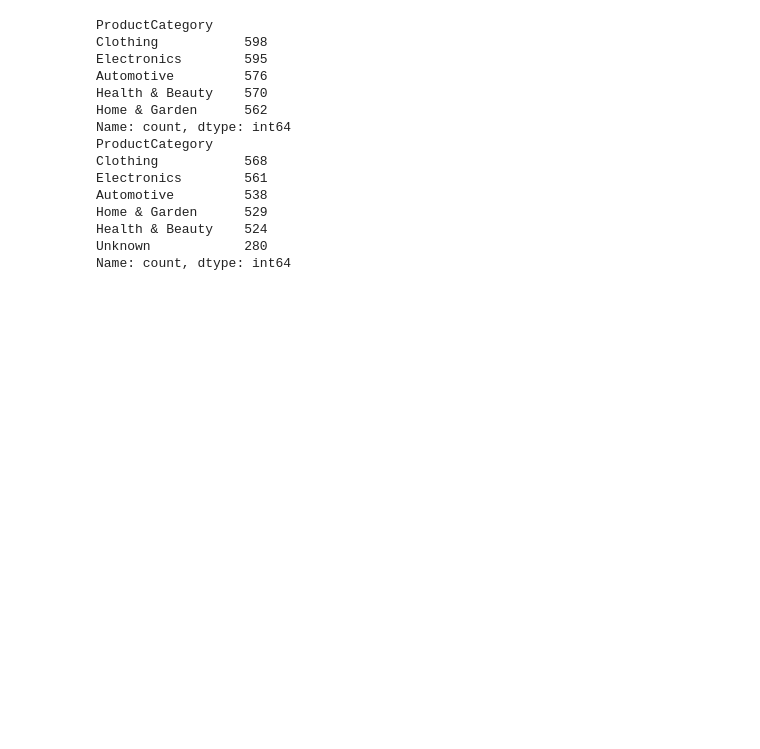
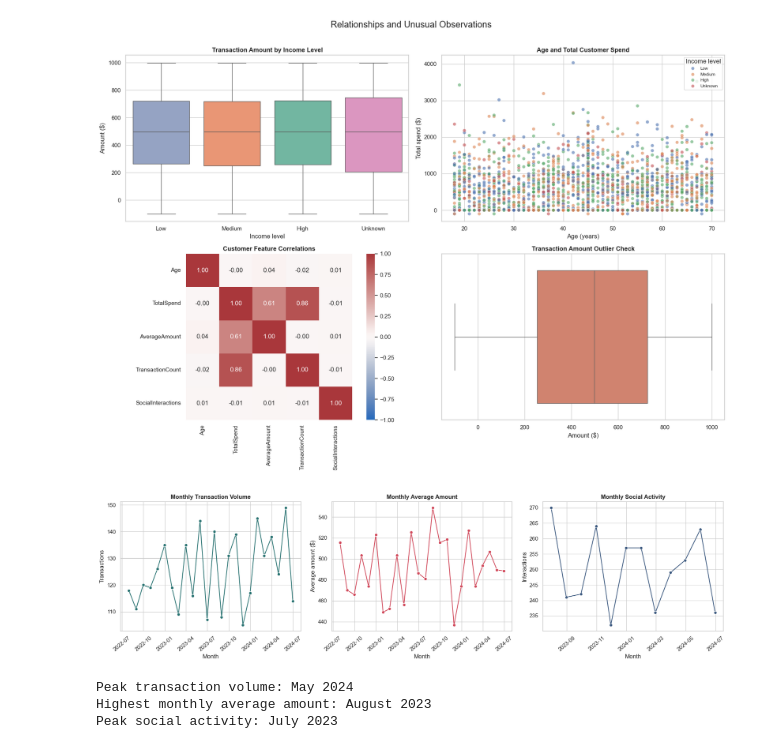
Before and after one commit to nix-cy/Milestone2, a Jupyter notebook: Task2_Preprocessing_FinMark.ipynb, the cells around one changed output. Cells and saved outputs as stored; diff of their text form; code cells hidden in the pictures; blank space fills up the shorter version.

```diff
--- a/Task2_Preprocessing_FinMark.ipynb
+++ b/Task2_Preprocessing_FinMark.ipynb
@@ -126,26 +297,53 @@ plt.show()
 # %%
-# Raw counts (before cleaning)
-#for testing counts
+fig, axes = plt.subplots(2, 2, figsize=(17, 12))
 
-raw_transactions = pd.read_csv("customer_transactions_contaminated.csv")
-print(raw_transactions['ProductCategory'].value_counts())
+income_order = ["Low", "Medium", "High", "Unknown"]
+sns.boxplot(data=transaction_demographics, x="IncomeLevel", y="Amount", order=income_order, hue="IncomeLevel", palette="Set2", legend=False, ax=axes[0, 0])
+axes[0, 0].set(title="Transaction Amount by Income Level", xlabel="Income level", ylabel="Amount ($)")
 
-# Cleaned counts (after cleaning)
-clean_transactions = pd.read_csv("Cleaned_Customer_Transactions.csv")
-print(clean_transactions['ProductCategory'].value_counts())
+sns.scatterplot(data=customer_features, x="Age", y="TotalSpend", hue="IncomeLevel", hue_order=income_order, alpha=0.6, s=40, ax=axes[0, 1])
+axes[0, 1].set(title="Age and Total Customer Spend", xlabel="Age (years)", ylabel="Total spend ($)")
+axes[0, 1].legend(title="Income level", fontsize=8)
+
+sns.heatmap(correlation_matrix, annot=True, fmt=".2f", cmap="vlag", center=0, vmin=-1, vmax=1, square=True, ax=axes[1, 0])
+axes[1, 0].set_title("Customer Feature Correlations")
+
+sns.boxplot(x=transactions["Amount"], color="#E07A5F", ax=axes[1, 1])
+axes[1, 1].set(title="Transaction Amount Outlier Check", xlabel="Amount ($)")
+
+fig.suptitle("Relationships and Unusual Observations", fontsize=17, y=1.01)
+plt.tight_layout()
+plt.show()
+
+monthly_transactions = (
+    transactions.set_index("TransactionDate")
+    .resample("ME")
+    .agg(TransactionCount=("TransactionID", "count"), AverageAmount=("Amount", "mean"))
+)
+monthly_social = (
+    social.set_index("InteractionDate")
+    .resample("ME")
+    .agg(InteractionCount=("InteractionID", "count"))
+)
+
+fig, axes = plt.subplots(1, 3, figsize=(18, 5))
+sns.lineplot(data=monthly_transactions, x=monthly_transactions.index, y="TransactionCount", marker="o", color="#287271", ax=axes[0])
+axes[0].set(title="Monthly Transaction Volume", xlabel="Month", ylabel="Transactions")
+sns.lineplot(data=monthly_transactions, x=monthly_transactions.index, y="AverageAmount", marker="o", color="#D1495B", ax=axes[1])
+axes[1].set(title="Monthly Average Amount", xlabel="Month", ylabel="Average amount ($)")
+sns.lineplot(data=monthly_social, x=monthly_social.index, y="InteractionCount", marker="o", color="#3D5A80", ax=axes[2])
+axes[2].set(title="Monthly Social Activity", xlabel="Month", ylabel="Interactions")
+for axis in axes:
+    axis.tick_params(axis="x", rotation=40)
+plt.tight_layout()
+plt.show()
+
+print(f"Peak transaction volume: {monthly_transactions['TransactionCount'].idxmax():%B %Y}")
+print(f"Highest monthly average amount: {monthly_transactions['AverageAmount'].idxmax():%B %Y}")
+print(f"Peak social activity: {monthly_social['InteractionCount'].idxmax():%B %Y}")
 # %% [output]
+[figure, added]
+[figure, added]
-ProductCategory
-Clothing           598
-Electronics        595
-Automotive         576
-Health & Beauty    570
-Home & Garden      562
-Name: count, dtype: int64
-ProductCategory
-Clothing           568
-Electronics        561
-Automotive         538
-Home & Garden      529
-Health & Beauty    524
-Unknown            280
-Name: count, dtype: int64
+Peak transaction volume: May 2024
+Highest monthly average amount: August 2023
+Peak social activity: July 2023
```
Also changed, not shown: parts of 14 cells of this notebook, 2 other files.
